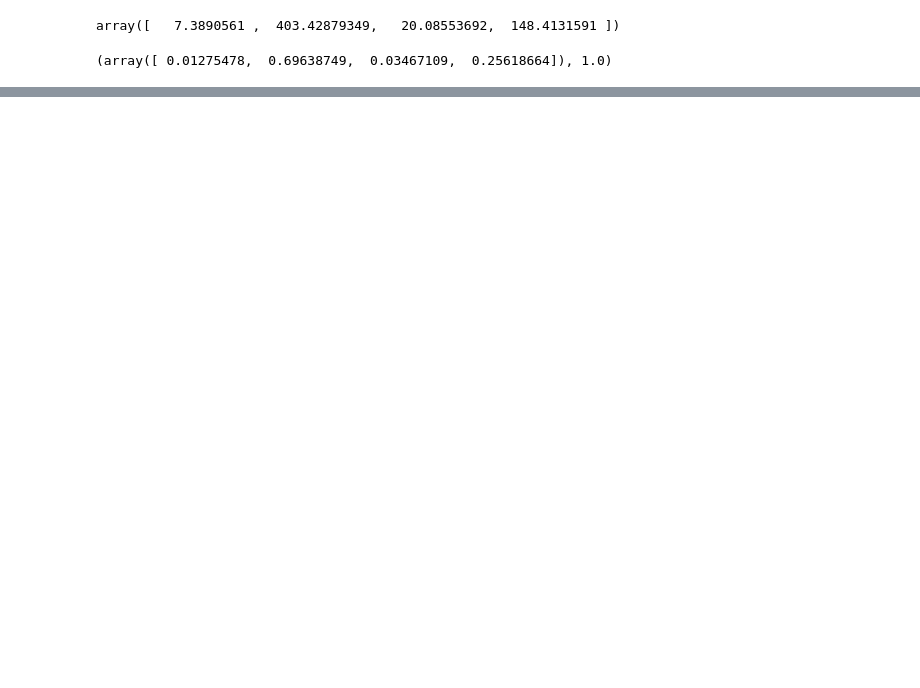
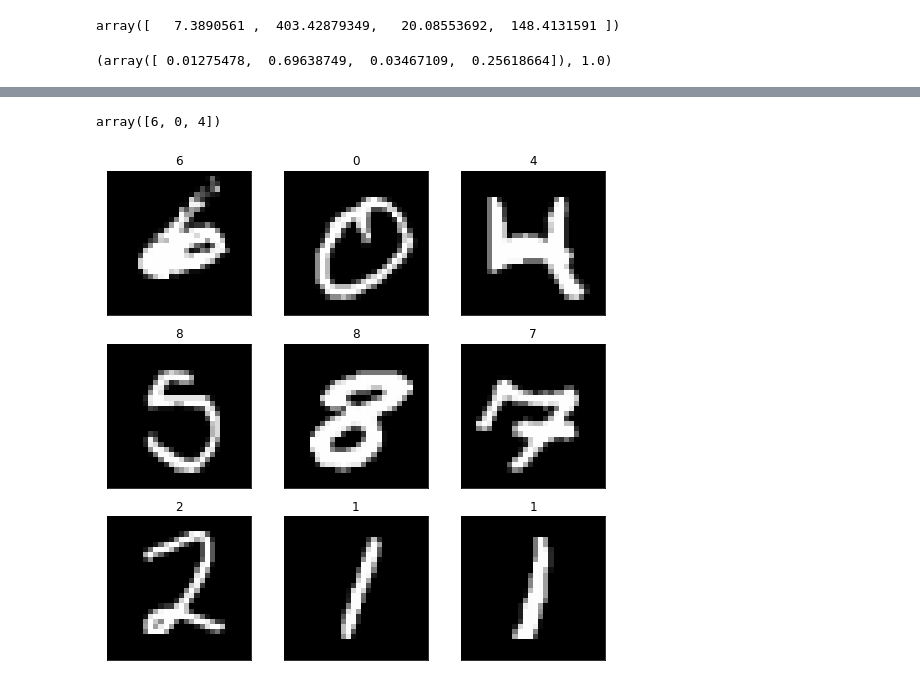
Before and after one commit to raspstephan/ESS-Python-Tutorial, a Jupyter notebook: materials/week6/mnist.ipynb, the cells around one changed output, grey strips where cells are left out. Drawn from its saved outputs; the diff is of its cells as text; code cells hidden in the pictures; blank space fills up the shorter version.

```diff
--- a/materials/week6/mnist.ipynb
+++ b/materials/week6/mnist.ipynb
@@ -89,3 +96,3 @@ We are dealing here w
 # %%
-y_trn = to_categorical(y_trn)
-y_val = to_categorical(y_val)
+yoh_trn = to_categorical(y_trn)
+yoh_val = to_categorical(y_val)
@@ -126,7 +148,7 @@ Trainable params: 7,850
 Non-trainable params: 0
 _________________________________________________________________
 # %%
-linear_model.fit(x_trn, y_trn, batch_size=512, epochs=10, validation_data=(x_val, y_val))
+linear_model.fit(x_trn, yoh_trn, batch_size=512, epochs=10, validation_data=(x_val, yoh_val))
 # %% [output]
 Train on 48000 samples, validate on 12000 samples
 Epoch 1/10
@@ -148 +170,3 @@ Epoch 10/10
 <keras.callbacks.History at 0x...>
+# %%
+preds = linear_model.predict(x_val, 4096)
@@ -148,0 +188,8 @@ Epoch 10/10
+# %%
+num_preds = np.argmax(preds, axis=1); num_preds[:3]
+# %% [output]
+array([6, 0, 4])
+# %%
+plots(x_val[:9].reshape(-1, 28, 28), num_preds[:9])
+# %% [output]
+[figure, added]
```
Also changed, not shown: parts of 32 cells of this notebook.
